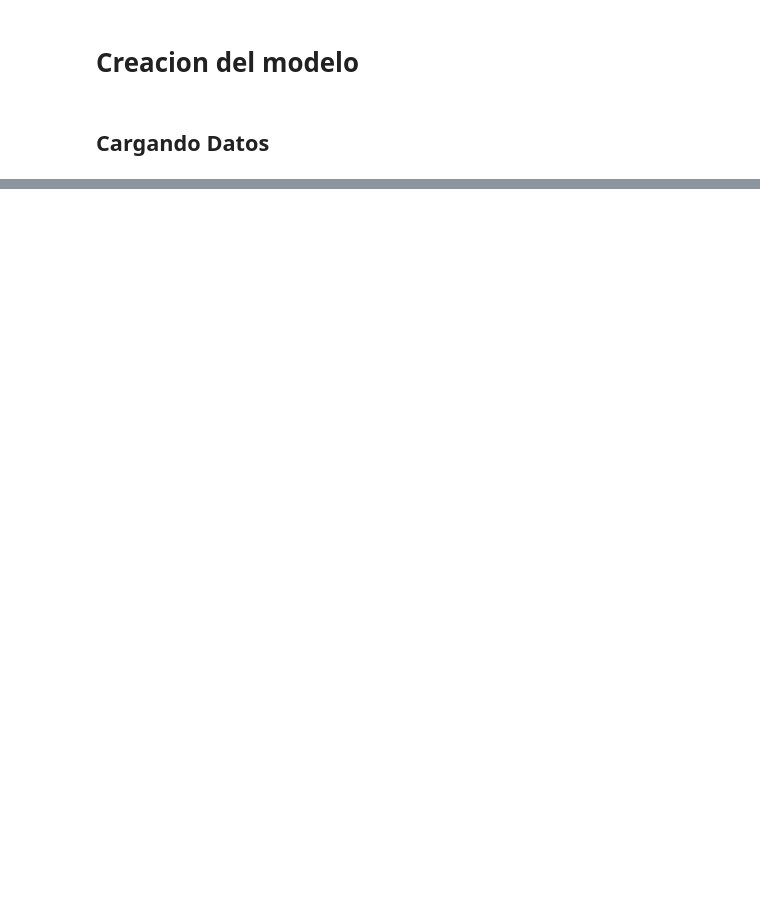
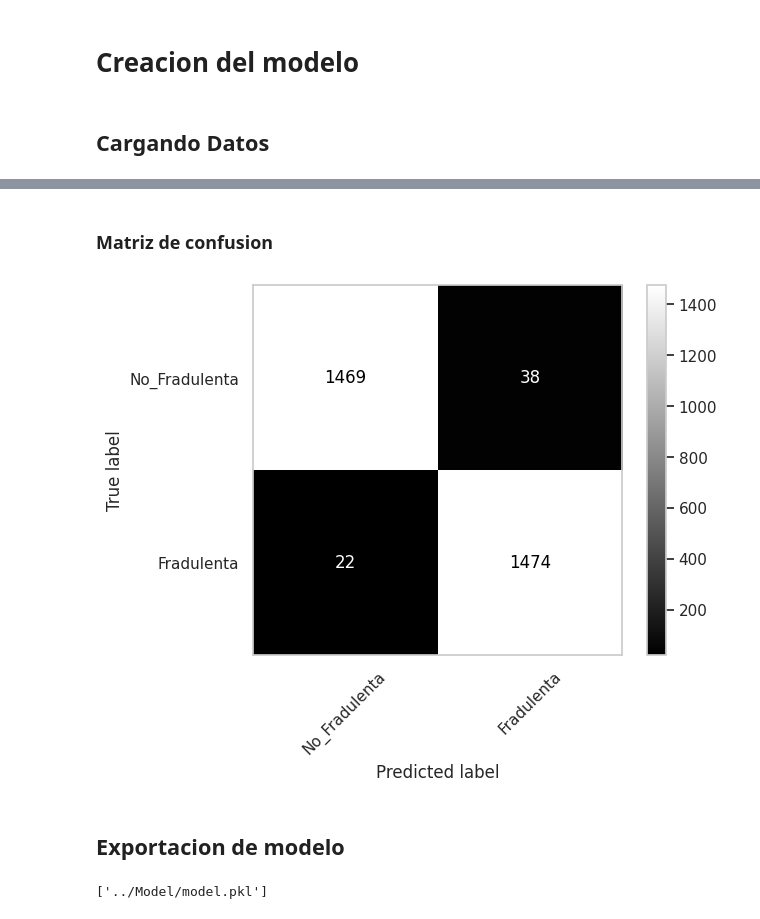
Before and after one commit to Andry-Bastidas/Predicci-n-de-Fraude-en-Transacciones-Financieras, a Jupyter notebook: notebooks/notebook-0.1.ipynb, the cells around one changed output, grey strips where cells are left out. Drawn from its saved outputs; the diff is of its cells as text; code cells hidden in the pictures; blank space fills up the shorter version.

```diff
--- a/notebooks/notebook-0.1.ipynb
+++ b/notebooks/notebook-0.1.ipynb
@@ -32,0 +231,22 @@ x_train , x_test , y_train , y_test = train_test_split(X , Y , shuffle=True , te
+# %% [markdown]
+### Matriz de confusion
+# %%
+from sklearn.metrics import confusion_matrix, ConfusionMatrixDisplay
+
+cm = confusion_matrix(y_test, y_predict_gb)
+display_labels = ['No_Fradulenta' , 'Fradulenta']
+disp = ConfusionMatrixDisplay(confusion_matrix = cm,display_labels=display_labels)
+disp.plot(cmap="gray")
+plt.xticks(rotation=45)
+plt.grid(False)
+plt.show()
+# %% [output]
+[figure, added]
+# %% [markdown]
+## Exportacion de modelo
+# %%
+import joblib
+
+joblib.dump(model_gb , '../Model/model.pkl')
+# %% [output]
+['../Model/model.pkl']
```
Also changed, not shown: parts of 37 cells of this notebook, 1 other file.
